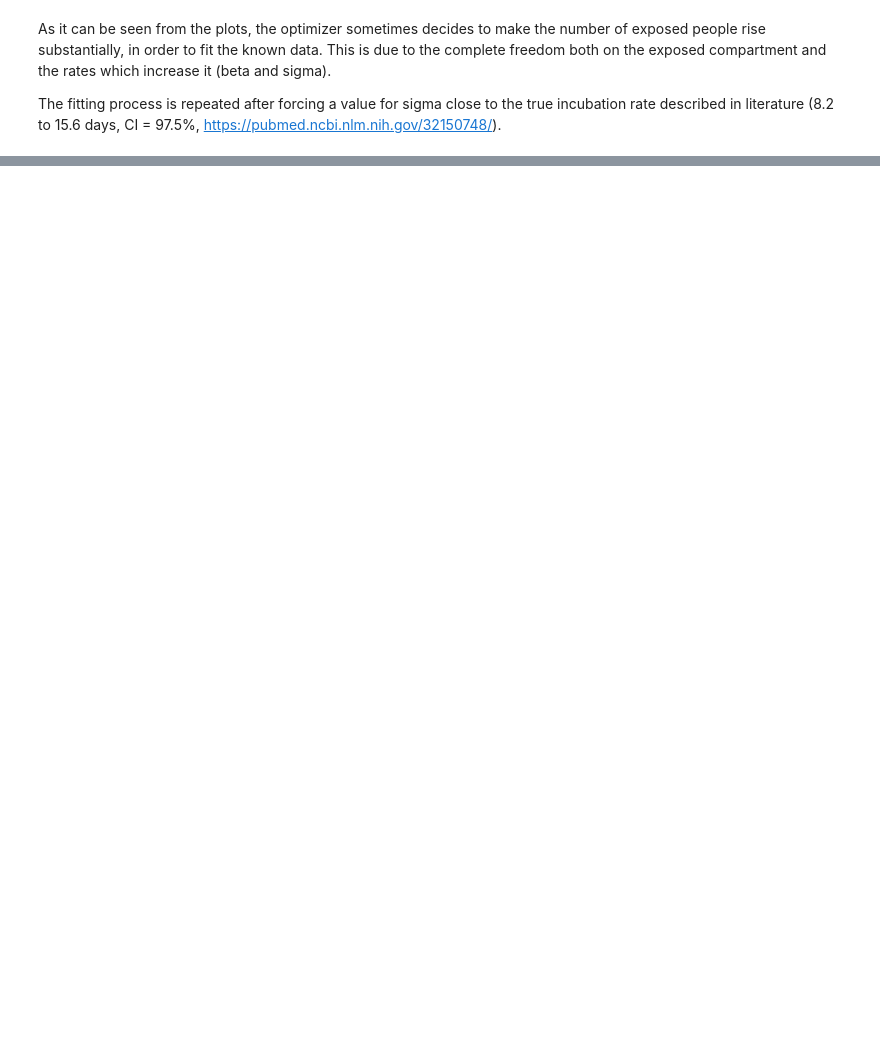
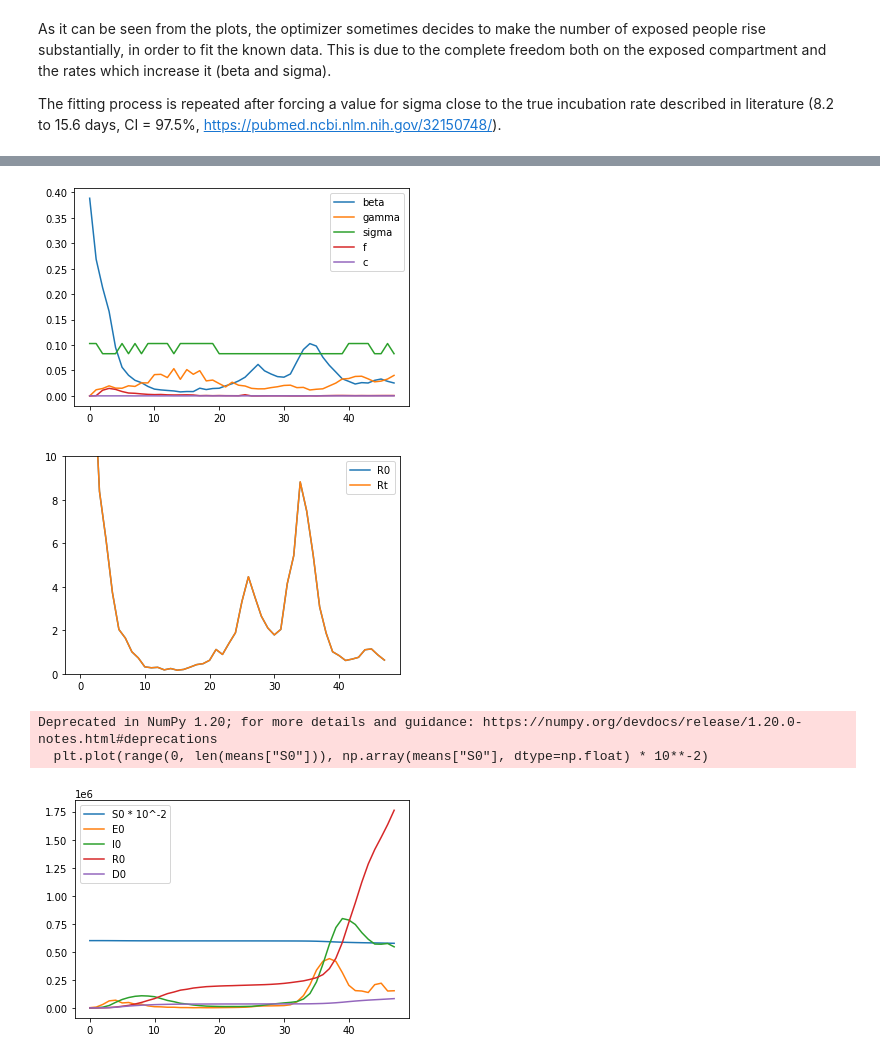
Before and after one commit to LIA-UniBo/AI4I-COVID-Python, a Jupyter notebook: notebooks/deterministic.ipynb, the cells around one changed output, grey strips where cells are left out. Drawn from its saved outputs; the diff is of its cells as text; code cells hidden in the pictures; blank space fills up the shorter version.

```diff
--- a/notebooks/deterministic.ipynb
+++ b/notebooks/deterministic.ipynb
@@ -143,10 +159,10 @@ plt.show()
 predictions = {}
 in_keys = my_sir.get_input_keys()
 out_keys = my_sir.get_output_keys()
-for i in range(len(dataset) // 7):
+for i in range(len(dataset) // window_size):
     for k in range(len(in_keys)):
         my_sir.input_params[in_keys[k]] = means[in_keys[k]][i]
-    tmp = my_sir.eval_series(7 - 1)
+    tmp = my_sir.eval_series(window_size - 1)
 
     for k in range(len(out_keys)):
         if out_keys[k] not in predictions:
@@ -321,10 +360,10 @@ plt.show()
 predictions = {}
 in_keys = my_sird.get_input_keys()
 out_keys = my_sird.get_output_keys()
-for i in range(len(dataset) // 7):
+for i in range(len(dataset) // window_size):
     for k in range(len(in_keys)):
         my_sird.input_params[in_keys[k]] = means[in_keys[k]][i]
-    tmp = my_sird.eval_series(7 - 1)
+    tmp = my_sird.eval_series(window_size - 1)
 
     for k in range(len(out_keys)):
         if out_keys[k] not in predictions:
@@ -474,10 +521,10 @@ print(means["E0"])
 predictions = {}
 in_keys = my_seird.get_input_keys()
 out_keys = my_seird.get_output_keys()
-for i in range(len(dataset) // 7):
+for i in range(len(dataset) // window_size):
     for k in range(len(in_keys)):
         my_seird.input_params[in_keys[k]] = means[in_keys[k]][i]
-    tmp = my_seird.eval_series(7 - 1)
+    tmp = my_seird.eval_series(window_size - 1)
 
     for k in range(len(out_keys)):
         if out_keys[k] not in predictions:
@@ -600,10 +657,10 @@ print(means["E0"])
 predictions = {}
 in_keys = my_seird.get_input_keys()
 out_keys = my_seird.get_output_keys()
-for i in range(len(dataset) // 7):
+for i in range(len(dataset) // window_size):
     for k in range(len(in_keys)):
         my_seird.input_params[in_keys[k]] = means[in_keys[k]][i]
-    tmp = my_seird.eval_series(7 - 1)
+    tmp = my_seird.eval_series(window_size - 1)
 
     for k in range(len(out_keys)):
         if out_keys[k] not in predictions:
@@ -659,0 +773,38 @@ seird_params.to_csv("hidden_seird_params_weekly.csv")
+# %%
+plt.plot(range(0, len(means["beta"])), means["beta"])
+plt.plot(range(0, len(means["gamma"])), means["gamma"])
+plt.plot(range(0, len(means["sigma"])), means["sigma"])
+plt.plot(range(0, len(means["f"])), means["f"])
+plt.plot(range(0, len(means["c"])), means["c"])
+
+plt.legend(["beta", "gamma", "sigma", "f", "c"])
+plt.show()
+
+r0 = [means["beta"][i] / means["gamma"][i] for i in range(len(means["beta"]))]
+rt = []
+for i in range(len(r0)):
+    n = dataset.iloc[i]["s"] + dataset.iloc[i]["i"] + dataset.iloc[i]["r"]
+    s = dataset.iloc[i]["s"]
+    rt.append(r0[i] * n / s)
+plt.plot(range(0, len(r0)), r0)
+plt.plot(range(0, len(rt)), rt)
+plt.legend(["R0", "Rt"])
+plt.ylim([0, 10])
+plt.show()
+
+plt.plot(range(0, len(means["S0"])), np.array(means["S0"], dtype=np.float) * 10**-2)
+plt.plot(range(0, len(means["E0"])), means["E0"])
+plt.plot(range(0, len(means["I0"])), means["I0"])
+plt.plot(range(0, len(means["R0"])), means["R0"])
+plt.plot(range(0, len(means["D0"])), means["D0"])
+
+
+plt.legend(["S0 * 10^-2", "E0", "I0", "R0", "D0"])
+
+plt.show()
+# %% [output]
+[figure, added]
+[figure, added]
+Deprecated in NumPy 1.20; for more details and guidance: https://numpy.org/devdocs/release/1.20.0-notes.html#deprecations
+  plt.plot(range(0, len(means["S0"])), np.array(means["S0"], dtype=np.float) * 10**-2)
+[figure, added]
```
Also changed, not shown: parts of 26 cells of this notebook, 51 other files.
